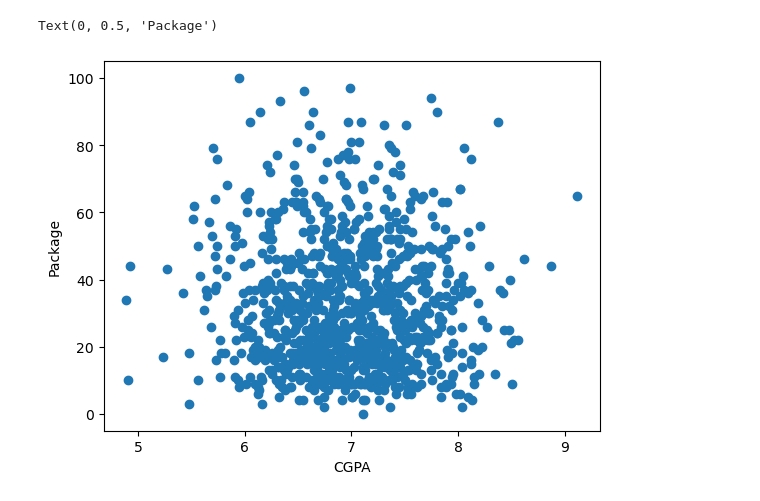
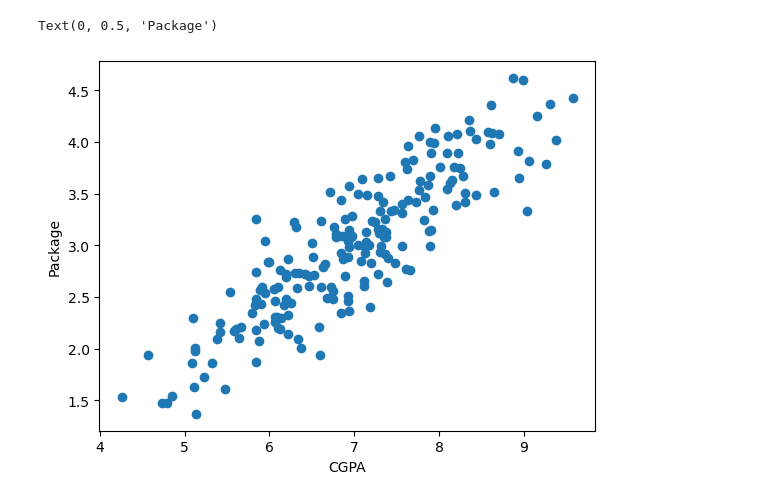
Before and after one commit to tashfeen786/100DaysOfMachineLearning, a Jupyter notebook: day 50 Simple Linear Regression/day 50.ipynb, the cells around one changed output. Saved outputs shown, nothing was run; the diff lists cells and outputs as text; code cells hidden in the pictures.

```diff
--- a/day 50 Simple Linear Regression/day 50.ipynb
+++ b/day 50 Simple Linear Regression/day 50.ipynb
@@ -16,7 +16,7 @@ df.head()
 # %%
-plt.scatter(df['cgpa'], df['placement_exam_marks'])
+plt.scatter(df['cgpa'], df['package'])
 plt.xlabel('CGPA')
 plt.ylabel('Package')
 # %% [output]
 Text(0, 0.5, 'Package')
-[figure, old version]
+[figure, new version]
```
Also changed, not shown: parts of 15 cells of this notebook.
